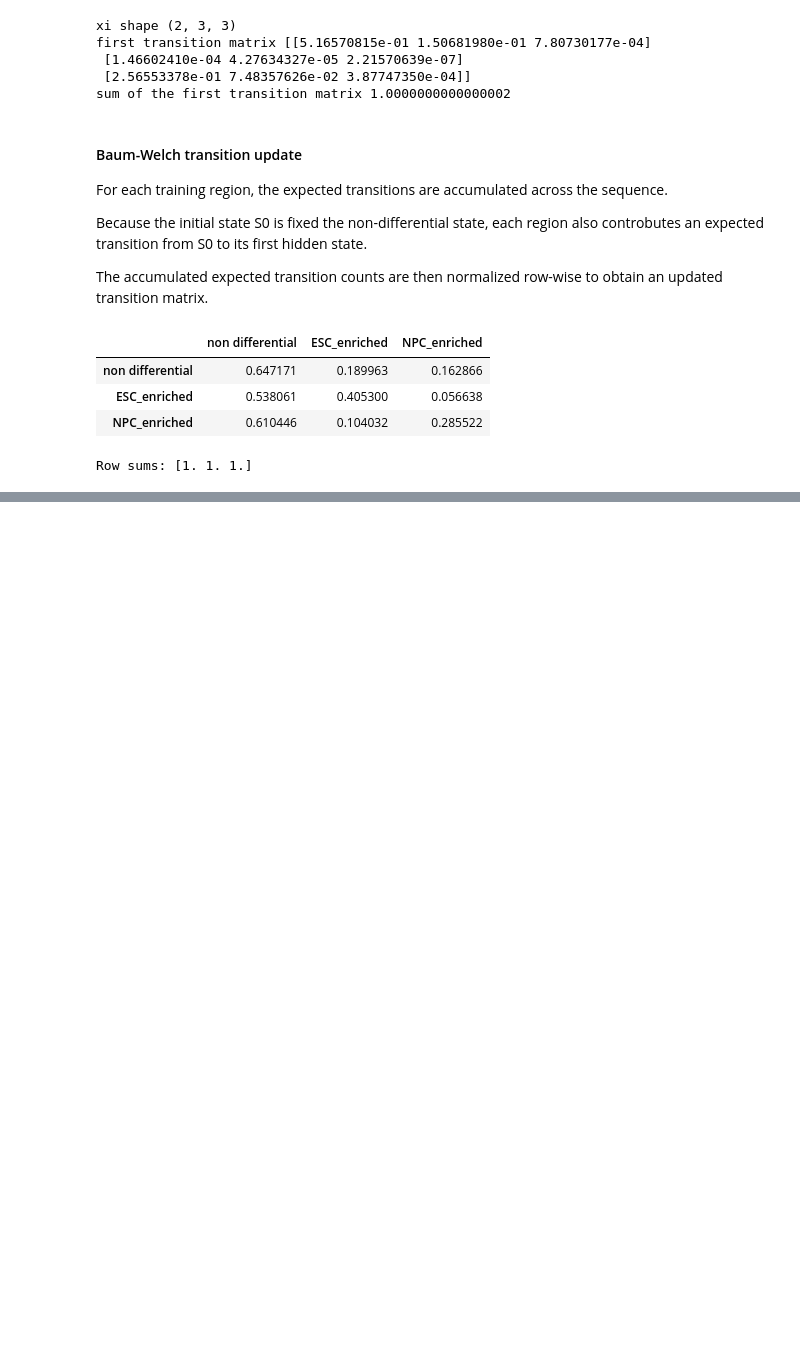
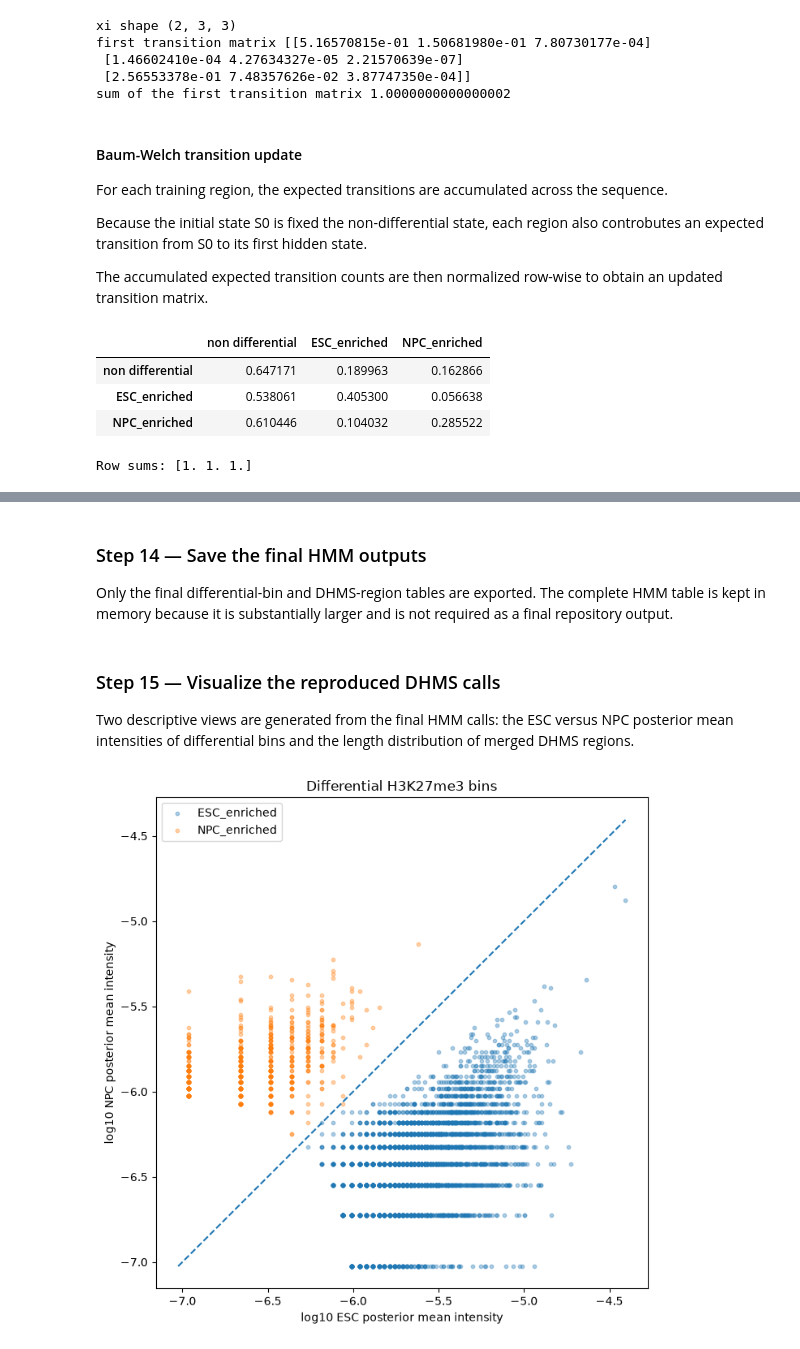
Before and after one commit to elifmgungor/chipdiff-reproduction, a Jupyter notebook: notebooks/01_exploratory.ipynb, the cells around one changed output, grey strips where cells are left out. Saved outputs shown, nothing was run; the diff lists cells and outputs as text; code cells hidden in the pictures; blank space fills up the shorter version.

Commit message:
Update notebook, results and documentation

```diff
--- a/notebooks/01_exploratory.ipynb
+++ b/notebooks/01_exploratory.ipynb
@@ -28,9 +28,9 @@ import math
 
 The analysis starts form single-end ChIP-seq reads alredy aligned to the mouse **mm8** referece genome. Each aligned read, called a *tag* in the original paper, represents one sequenced end of a larger ChIP DNA fragment.
 # %%
-esc_path = Path("../data/raw/GSM307619_ES.H3K27me3.aligned.txt.gz")
+esc_path = Path("../data/GSM307619_ES.H3K27me3.aligned.txt.gz")
 
-npc_path = Path("../data/raw/GSM307614_NP.H3K27me3.aligned.txt.gz")
+npc_path = Path("../data/GSM307614_NP.H3K27me3.aligned.txt.gz")
 
 columns=["chromosome","start","end","orientation","id","mismatch","sequence"]
 # %%
@@ -1399,0 +1428,15 @@ UnboundLocalError: cannot access local variable 'transition_matrix' where it is
+# %%
+def infer_hmm_states(df,transition_matrix,rho=0.95):
+    hmm_results=df.sort_values(['region_id','chromosome','bin']).reset_index(drop=True).copy(); posterior_matrix=np.zeros((len(hmm_results),3))
+    for _,region in hmm_results.groupby('region_id',sort=False):
+        row_indices=region.index.to_numpy(); emission_sequence=region[emission_columns].to_numpy(dtype=float)
+        forward_probs,scaling_factors=forward_pass(emission_sequence,transition_matrix); backward_probs=backward_pass(emission_sequence,transition_matrix,scaling_factors)
+        posterior_probs=forward_probs*backward_probs; posterior_probs/=posterior_probs.sum(axis=1,keepdims=True); posterior_matrix[row_indices]=posterior_probs
+    hmm_results['non_diff_posterior']=posterior_matrix[:,0]; hmm_results['esc_posterior']=posterior_matrix[:,1]; hmm_results['npc_posterior']=posterior_matrix[:,2]
+    hmm_results['hmm_state']=np.array(['non_differential','ESC_enriched','NPC_enriched'])[np.argmax(posterior_matrix,axis=1)]
+    hmm_results['dhms_state']='non_differential'; hmm_results.loc[hmm_results['esc_posterior']>rho,'dhms_state']='ESC_enriched'; hmm_results.loc[hmm_results['npc_posterior']>rho,'dhms_state']='NPC_enriched'
+    return hmm_results
+
+rho=0.95
+hmm_results=infer_hmm_states(putative_sites_with_emissions,trained_transition_matrix,rho)
+display(hmm_results.head())
@@ -1399,0 +1473,11 @@ UnboundLocalError: cannot access local variable 'transition_matrix' where it is
+# %%
+dhms_bins=hmm_results[hmm_results['dhms_state'].isin(['ESC_enriched','NPC_enriched'])].copy()
+dhms_bins=dhms_bins.sort_values(['chromosome','bin_start']).reset_index(drop=True)
+
+previous_chromosome=dhms_bins['chromosome'].shift(1); previous_bin_end=dhms_bins['bin_end'].shift(1); previous_state=dhms_bins['dhms_state'].shift(1)
+new_region=(dhms_bins['chromosome']!=previous_chromosome)|(dhms_bins['bin_start']!=previous_bin_end)|(dhms_bins['dhms_state']!=previous_state)
+dhms_bins['dhms_region_id']=new_region.cumsum().astype(int)
+dhms_bins['state_posterior']=np.where(dhms_bins['dhms_state']=='ESC_enriched',dhms_bins['esc_posterior'],dhms_bins['npc_posterior'])
+
+dhms_regions=(dhms_bins.groupby('dhms_region_id',as_index=False).agg(chromosome=('chromosome','first'),region_start=('bin_start','min'),region_end=('bin_end','max'),dhms_state=('dhms_state','first'),n_bins=('bin','size'),mean_state_posterior=('state_posterior','mean')))
+display(dhms_regions.head())
@@ -1399,0 +1519,4 @@ UnboundLocalError: cannot access local variable 'transition_matrix' where it is
+# %% [markdown]
+### Step 14 — Save the final HMM outputs
+
+Only the final differential-bin and DHMS-region tables are exported. The complete HMM table is kept in memory because it is substantially larger and is not required as a final repository output.
@@ -1399,0 +1531,19 @@ UnboundLocalError: cannot access local variable 'transition_matrix' where it is
+# %% [markdown]
+### Step 15 — Visualize the reproduced DHMS calls
+
+Two descriptive views are generated from the final HMM calls: the ESC versus NPC posterior mean intensities of differential bins and the length distribution of merged DHMS regions.
+# %%
+import matplotlib.pyplot as plt
+plot_bins=dhms_bins.sample(n=min(4000,len(dhms_bins)),random_state=42).copy()
+plot_bins['log10_esc_intensity']=np.log10(plot_bins['esc_intensity']); plot_bins['log10_npc_intensity']=np.log10(plot_bins['npc_intensity'])
+
+plt.figure(figsize=(7,7))
+for state in ['ESC_enriched','NPC_enriched']:
+    subset=plot_bins[plot_bins['dhms_state']==state]
+    plt.scatter(subset['log10_esc_intensity'],subset['log10_npc_intensity'],s=10,alpha=0.35,label=state)
+
+lower=min(plot_bins['log10_esc_intensity'].min(),plot_bins['log10_npc_intensity'].min()); upper=max(plot_bins['log10_esc_intensity'].max(),plot_bins['log10_npc_intensity'].max())
+plt.plot([lower,upper],[lower,upper],'--'); plt.xlabel('log10 ESC posterior mean intensity'); plt.ylabel('log10 NPC posterior mean intensity'); plt.title('Differential H3K27me3 bins'); plt.legend(); plt.tight_layout()
+plt.savefig(figures_path/'intensity_scatter.png',dpi=300,bbox_inches='tight'); plt.show()
+# %% [output]
+[figure, added]
```
Also changed, not shown: parts of 21 cells of this notebook, 9 other files.
